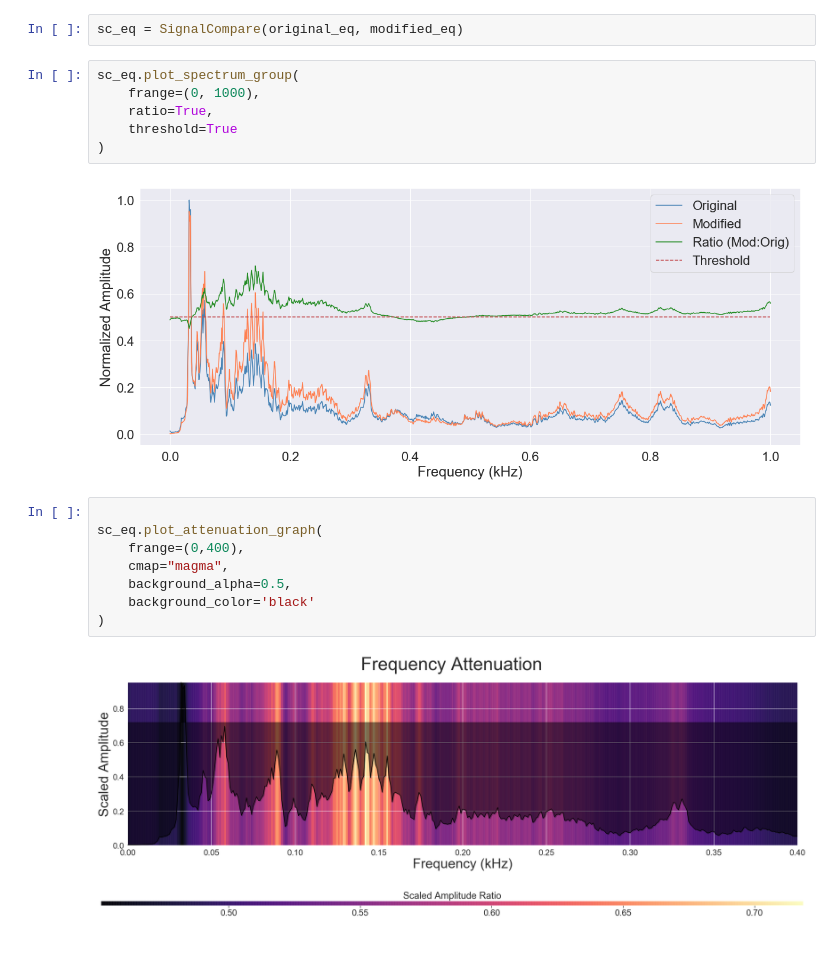
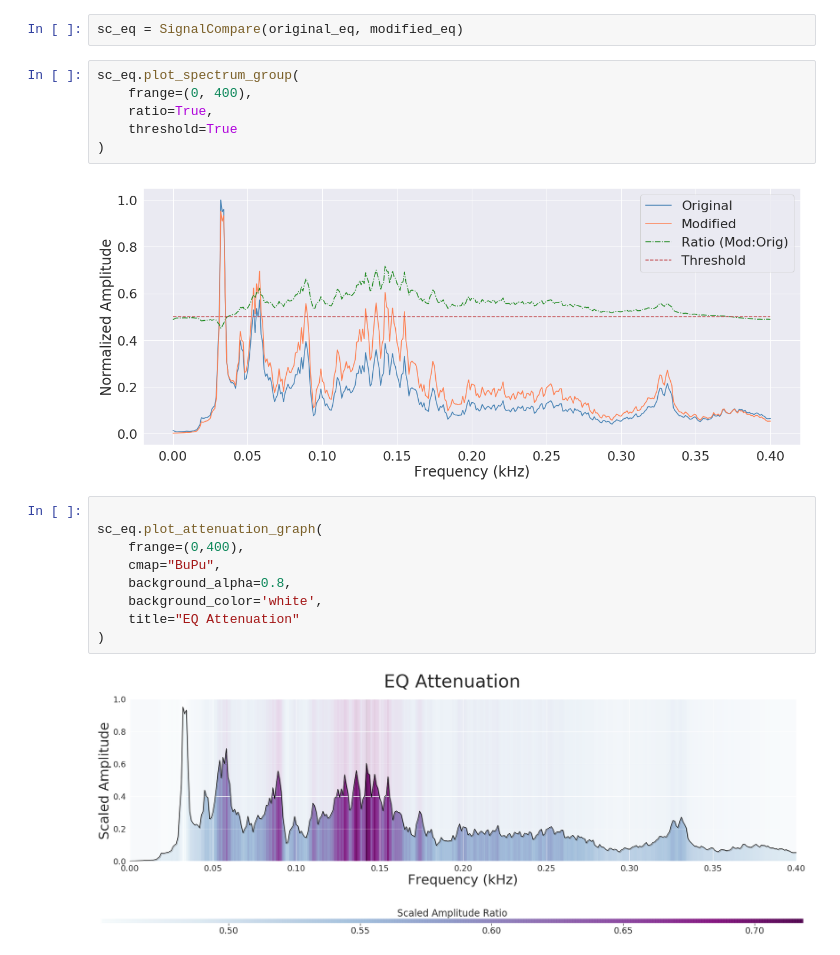
Before and after one commit to QED0711/ds_practice, a Jupyter notebook: librosa/AudioPlot.ipynb, the cells around one changed output. Drawn from its saved outputs; the diff is of its cells as text.

Commit message:
plot styling

```diff
--- a/librosa/AudioPlot.ipynb
+++ b/librosa/AudioPlot.ipynb
@@ -94,20 +94,21 @@ pass
 sc_eq = SignalCompare(original_eq, modified_eq)
 # %%
 sc_eq.plot_spectrum_group(
-    frange=(0, 1000),
+    frange=(0, 400),
     ratio=True,
     threshold=True
 )
 # %% [output]
-[figure, old version]
+[figure, new version]
 # %%
 
 sc_eq.plot_attenuation_graph(
     frange=(0,400),
-    cmap="magma",
-    background_alpha=0.5,
-    background_color='black'
+    cmap="BuPu",
+    background_alpha=0.8,
+    background_color='white',
+    title="EQ Attenuation"
 )
 # %% [output]
-[figure, old version]
+[figure, new version]
-[figure, old version]
+[figure, new version]
```
Also changed, not shown: parts of 4 cells of this notebook, 1 other file.
